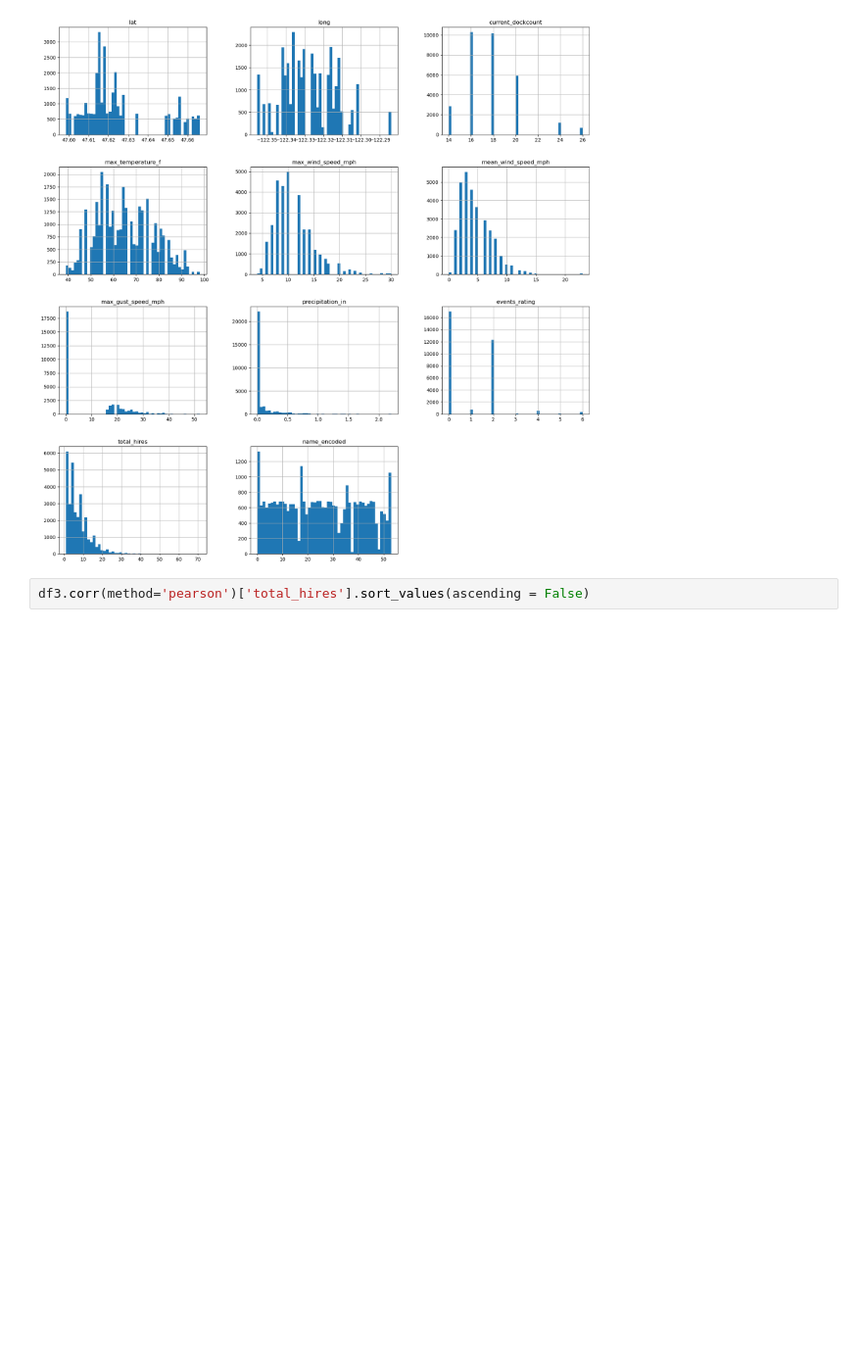
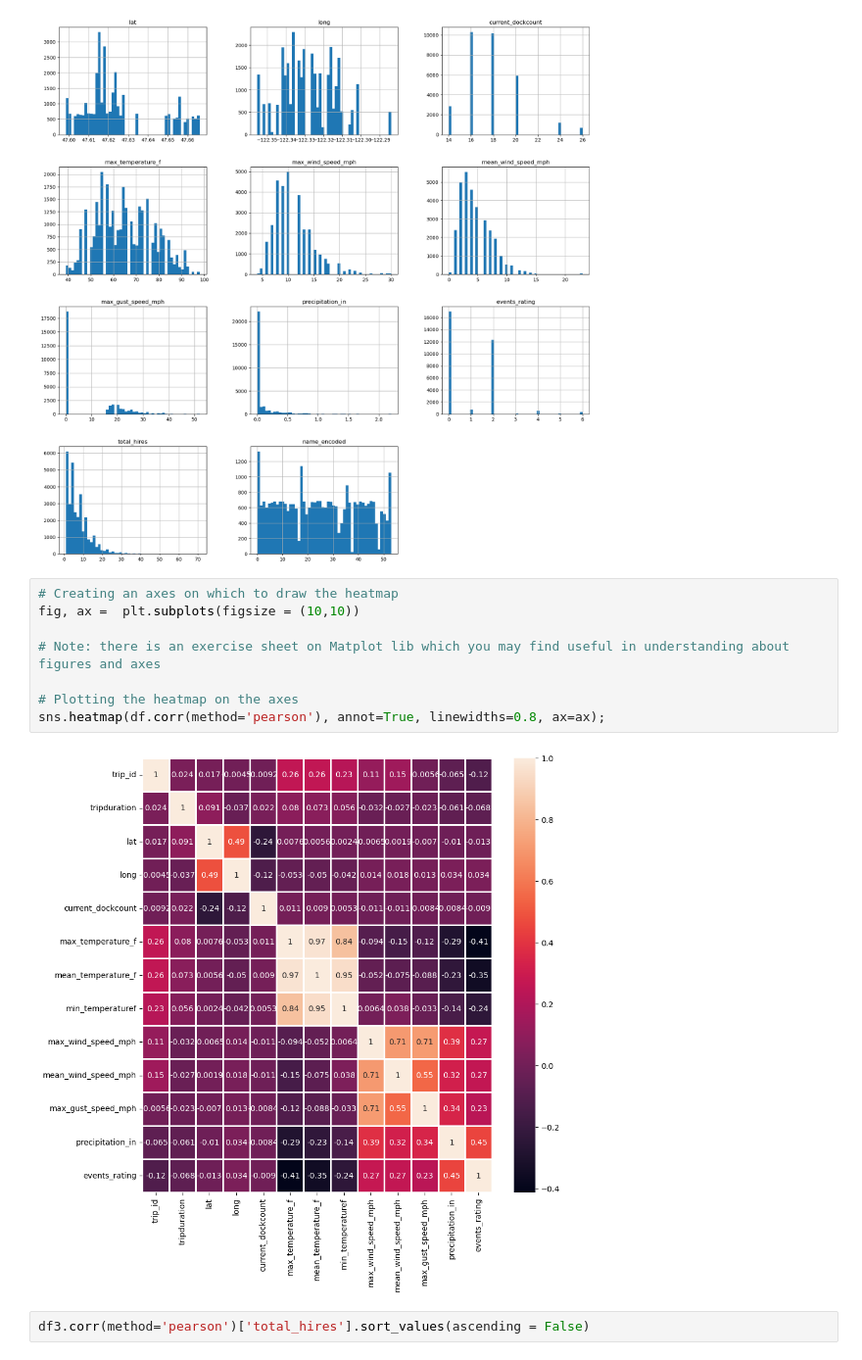
Before and after one commit to rahmxd/my_da_repo, a Jupyter notebook: Week 9 Project/E1 Training and modelling.ipynb, the cells around one changed output. Shown at 98% size. Cells and saved outputs as stored; diff of their text form; blank space fills up the shorter version.

```diff
--- a/Week 9 Project/E1 Training and modelling.ipynb
+++ b/Week 9 Project/E1 Training and modelling.ipynb
@@ -203,6 +205,16 @@ array([[<Axes: title={'center': 'lat'}>,
        [<Axes: title={'center': 'total_hires'}>,
         <Axes: title={'center': 'name_encoded'}>, <Axes: >]], dtype=object)
 [figure]
+# %%
+# Creating an axes on which to draw the heatmap
+fig, ax =  plt.subplots(figsize = (10,10))
+
+# Note: there is an exercise sheet on Matplot lib which you may find useful in understanding about figures and axes
+
+# Plotting the heatmap on the axes
+sns.heatmap(df.corr(method='pearson'), annot=True, linewidths=0.8, ax=ax);
+# %% [output]
+[figure, added]
 # %%
 df3.corr(method='pearson')['total_hires'].sort_values(ascending = False)
 # %% [output]
```
Also changed, not shown: parts of 18 cells of this notebook, 1 other file.
